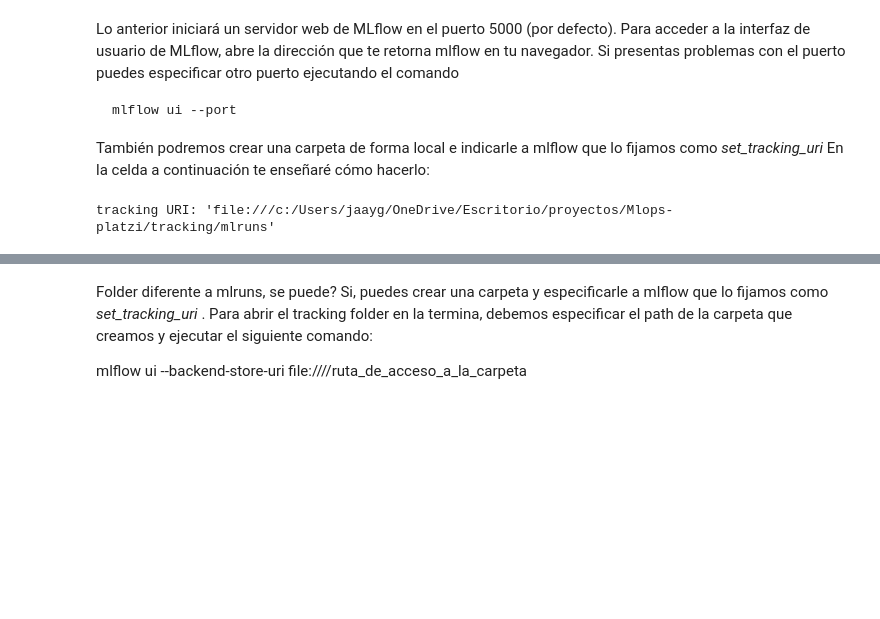
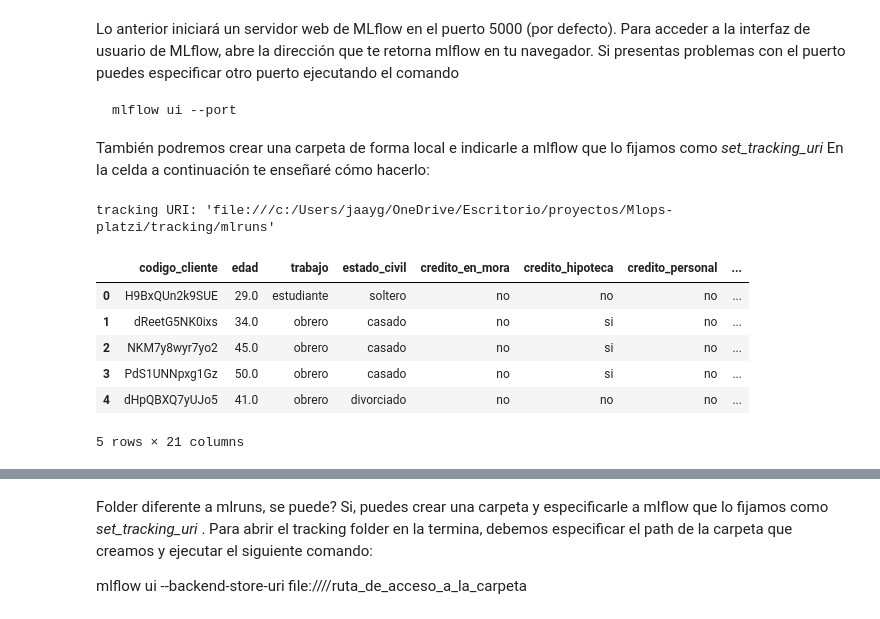
Before and after one commit to jaayg23/mlops, a Jupyter notebook: tracking/introduction_mlflow.ipynb, the cells around one changed output, grey strips where cells are left out. Drawn from its saved outputs; the diff is of its cells as text; code cells hidden in the pictures; blank space fills up the shorter version.

Commit message:
Working with different dataset for cdts in operations using MLflow and then trying to reach good results.

```diff
--- a/tracking/introduction_mlflow.ipynb
+++ b/tracking/introduction_mlflow.ipynb
@@ -42,3 +43,15 @@ En la celda a continuación te enseñaré cómo hacerlo:
 print(f"tracking URI: '{mlflow.get_tracking_uri()}'")
 # %% [output]
 tracking URI: 'file:///c:/Users/jaayg/OneDrive/Escritorio/proyectos/Mlops-platzi/tracking/mlruns'
+# %%
+dataset = pd.read_csv("/data/data_raw/cdts_prediction.csv")
+# %%
+dataset.head()
+# %% [output]
+|  | codigo_cliente | edad | trabajo | estado_civil | credito_en_mora | credito_hipoteca | credito_personal | ... |
+| 0 | H9BxQUn2k9SUE | 29.0 | estudiante | soltero | no | no | no | ... |
+| 1 | dReetG5NK0ixs | 34.0 | obrero | casado | no | si | no | ... |
+| 2 | NKM7y8wyr7yo2 | 45.0 | obrero | casado | no | si | no | ... |
+| 3 | PdS1UNNpxg1Gz | 50.0 | obrero | casado | no | si | no | ... |
+| 4 | dHpQBXQ7yUJo5 | 41.0 | obrero | divorciado | no | no | no | ... |
+5 rows × 21 columns
```
Also changed, not shown: parts of 3 cells of this notebook, 1 other file.
